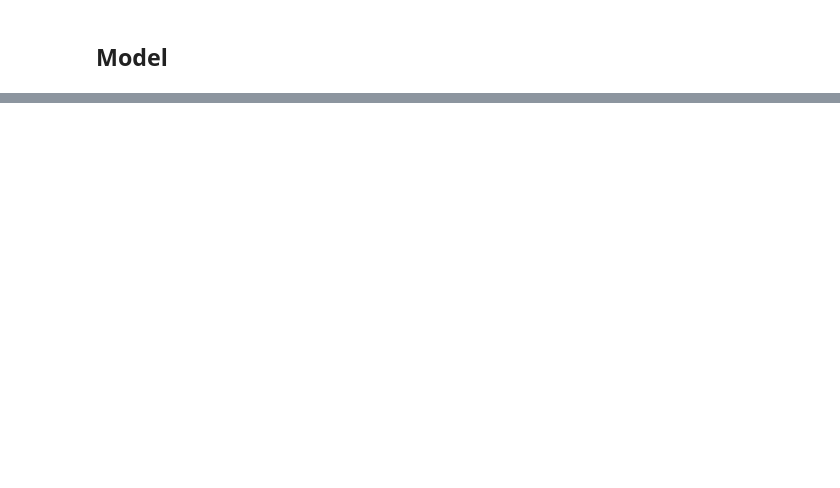
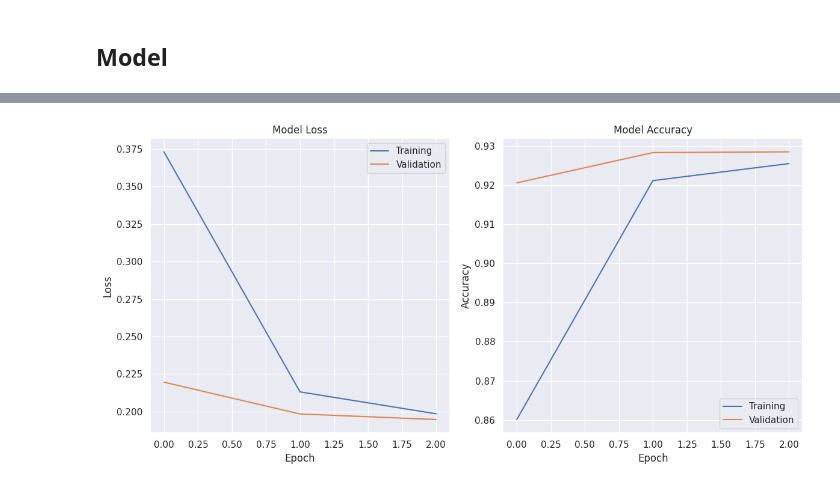
Before and after one commit to aaronmj7/Assignment-3-LLM, a Jupyter notebook: Assignment_3_LLM.ipynb, the cells around one changed output, grey strips where cells are left out. Drawn from its saved outputs; the diff is of its cells as text; code cells hidden in the pictures; blank space fills up the shorter version.

```diff
--- a/Assignment_3_LLM.ipynb
+++ b/Assignment_3_LLM.ipynb
@@ -206,0 +308,2 @@ model = AutoModelForSequenceClassification.from_pretrained(model_checkpoint)
+# %%
+model = TFAutoModelForSequenceClassification.from_pretrained(model_checkpoint, num_labels=2)
@@ -206,0 +337,20 @@ model = AutoModelForSequenceClassification.from_pretrained(model_checkpoint)
+# %%
+num_epochs = 3
+num_train_steps = len(train_dataset) * num_epochs
+
+optimizer, schedule = create_optimizer(
+    init_lr=1e-6,
+    num_warmup_steps=0,
+    num_train_steps=num_train_steps,
+    weight_decay_rate=0.01,
+)
+model.compile(
+    optimizer=optimizer,
+    loss=SparseCategoricalCrossentropy(from_logits=True),
+    metrics=["accuracy"],
+)
+# %%
+history = model.fit(train_dataset,
+                    validation_data=valid_dataset,
+                    epochs=num_epochs,
+                    )
@@ -206,0 +364,24 @@ model = AutoModelForSequenceClassification.from_pretrained(model_checkpoint)
+# %%
+fig, ax = plt.subplots(1, 2, figsize=(12, 6))
+
+# Plot training and validation loss
+ax[0].plot(history.history['loss'], label='Training')
+ax[0].plot(history.history['val_loss'], label='Validation')
+ax[0].set_xlabel('Epoch')
+ax[0].set_ylabel('Loss')
+ax[0].set_title('Model Loss')
+ax[0].legend()
+
+# Plot training and validation accuracy
+ax[1].plot(history.history['accuracy'], label='Training')
+ax[1].plot(history.history['val_accuracy'], label='Validation')
+ax[1].set_xlabel('Epoch')
+ax[1].set_ylabel('Accuracy')
+ax[1].set_title('Model Accuracy')
+ax[1].legend()
+
+# Show the plots
+plt.tight_layout()
+plt.show()
+# %% [output]
+[figure, added]
```
Also changed, not shown: parts of 27 cells of this notebook.
